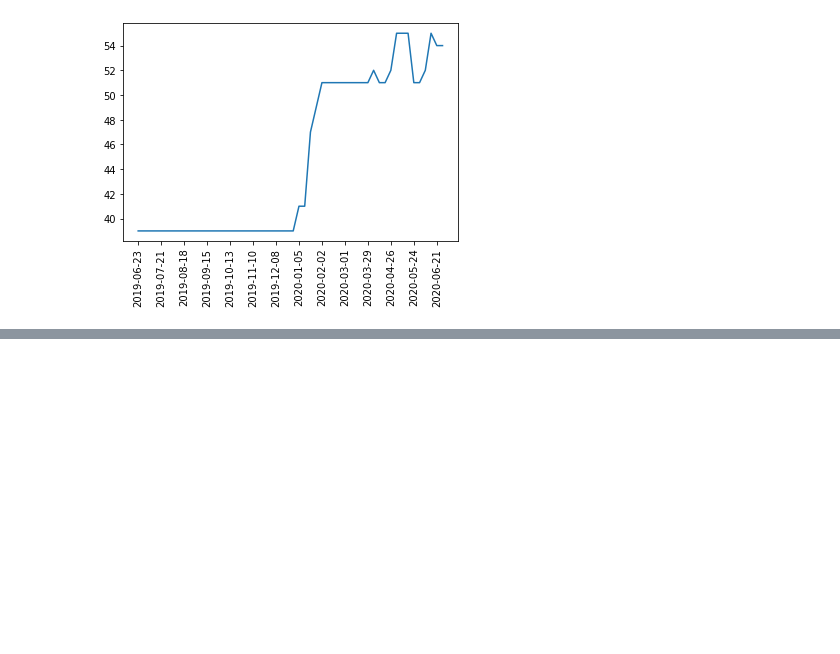
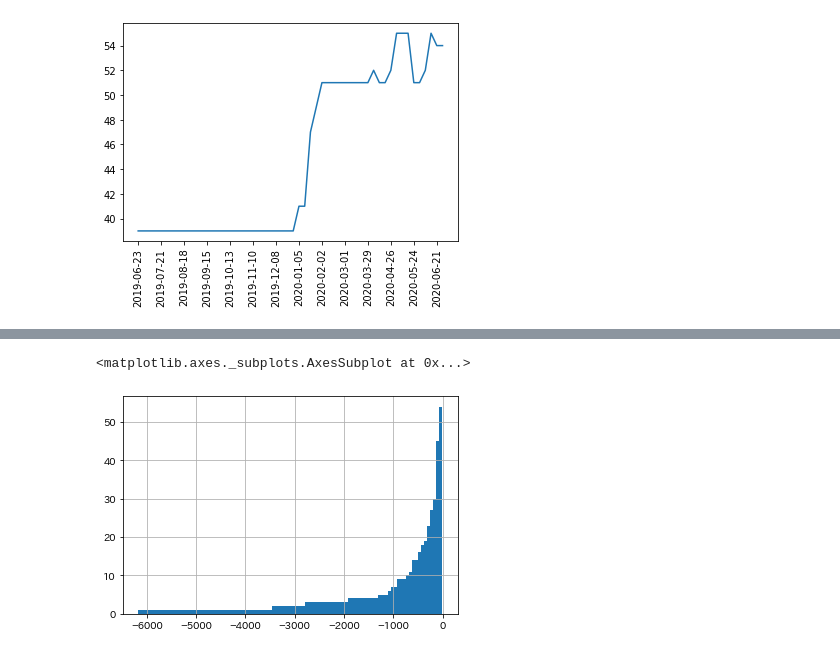
Before and after one commit to daikichidaze/slack-report-2020, a Jupyter notebook: slack-data-bacis-analysis.ipynb, the cells around one changed output, grey strips where cells are left out. Drawn from its saved outputs; the diff is of its cells as text; code cells hidden in the pictures; blank space fills up the shorter version.

Commit message:
Add basic analysis (channel-talk-cnt, talk_ratio, mention_ratio)

```diff
--- a/slack-data-bacis-analysis.ipynb
+++ b/slack-data-bacis-analysis.ipynb
@@ -124,0 +161,5 @@ df_channel_mention_count
+# %%
+df_channel_talk_mention_count['total_talk_ratio'] = df_channel_talk_mention_count['talk_count'] / df_channel_talk_mention_count['talk_count'].sum()
+df_channel_talk_mention_count.sort_values(by='talk_count', ascending=False, inplace = True, ignore_index= True)
+df_channel_talk_mention_count['cum_total_talk_ratio'] = df_channel_talk_mention_count['total_talk_ratio'].cumsum()
+df_channel_talk_mention_count
@@ -124,0 +184,5 @@ df_channel_mention_count
+# %%
+(df_channel_talk_mention_count.sort_values(by = ['talk_count'], ascending=False)['talk_count']*-1).hist(bins = 100,cumulative=True)
+# %% [output]
+<matplotlib.axes._subplots.AxesSubplot at 0x...>
+[figure, added]
```
Also changed, not shown: parts of 17 cells of this notebook.
